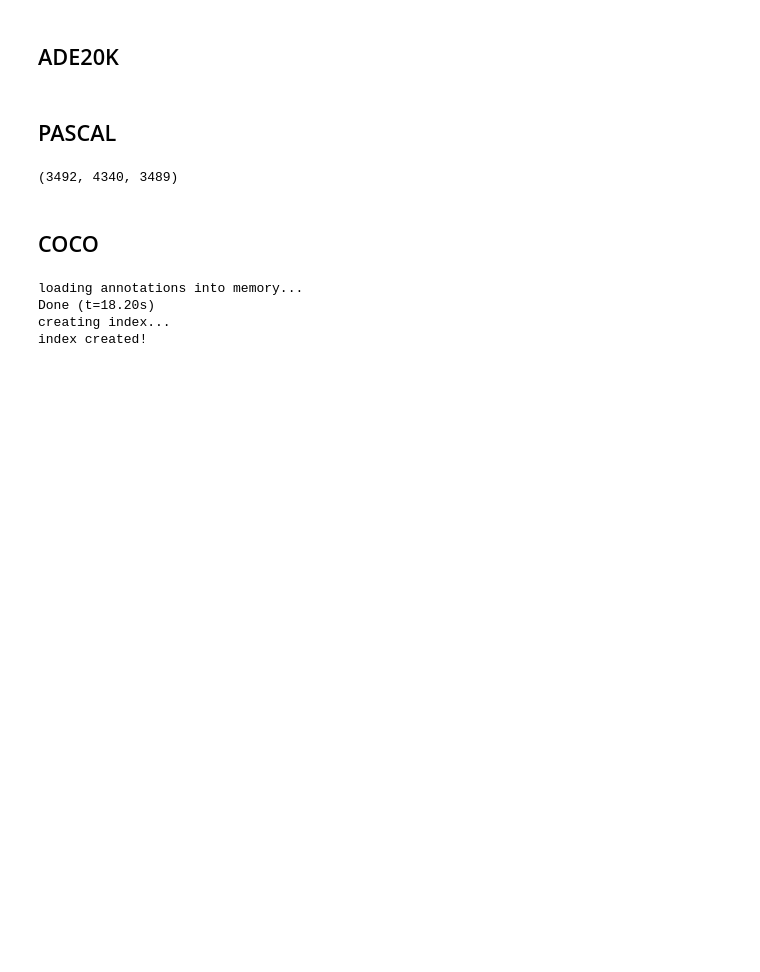
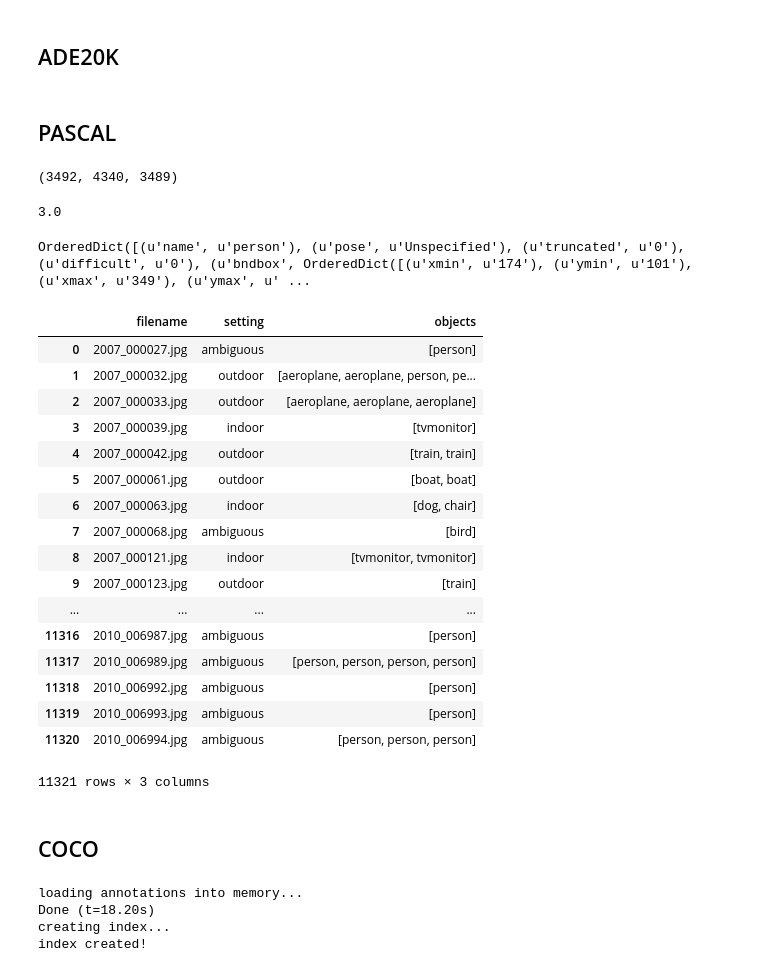
Before and after one commit to drschwenk/pqa_notebooks, a Jupyter notebook: question_samples.ipynb, the cells around one changed output. Drawn from its saved outputs; the diff is of its cells as text; code cells hidden in the pictures; blank space fills up the shorter version.

```diff
--- a/question_samples.ipynb
+++ b/question_samples.ipynb
@@ -189,3 +193,14 @@ print(indoor_count, outdoor_count, unsure_count)
+# %%
+np.percentile(obj_counts, 70)
+# %% [output]
+3.0
+# %%
+for anno_file in glob.glob('../pascal_context/pascal_voc/VOCdata/VOC2010/Annotations/*.xml')[:1]:
+    with open(anno_file) as fd:
+        doc = xmltodict.parse(fd.read())
+    print(doc['annotation']['object'])
+# %% [output]
+OrderedDict([(u'name', u'person'), (u'pose', u'Unspecified'), (u'truncated', u'0'), (u'difficult', u'0'), (u'bndbox', OrderedDict([(u'xmin', u'174'), (u'ymin', u'101'), (u'xmax', u'349'), (u'ymax', u' ...
 # %%
 pascal_df = pd.DataFrame(img_annos).T
 # pascal_df['filename'] =  pascal_df.index
@@ -193,6 +208,27 @@ pascal_df = pascal_df.reset_index()
 pascal_df.columns = ['filename', 'setting']
 # %%
 pascal_df['objects'] = pascal_df['filename'].apply(lambda x: object_per_image[x])
+# %%
+pascal_df
+# %% [output]
+|  | filename | setting | objects |
+| 0 | 2007_000027.jpg | ambiguous | [person] |
+| 1 | 2007_000032.jpg | outdoor | [aeroplane, aeroplane, person, pe... |
+| 2 | 2007_000033.jpg | outdoor | [aeroplane, aeroplane, aeroplane] |
+| 3 | 2007_000039.jpg | indoor | [tvmonitor] |
+| 4 | 2007_000042.jpg | outdoor | [train, train] |
+| 5 | 2007_000061.jpg | outdoor | [boat, boat] |
+| 6 | 2007_000063.jpg | indoor | [dog, chair] |
+| 7 | 2007_000068.jpg | ambiguous | [bird] |
+| 8 | 2007_000121.jpg | indoor | [tvmonitor, tvmonitor] |
+| 9 | 2007_000123.jpg | outdoor | [train] |
+| ... | ... | ... | ... |
+| 11316 | 2010_006987.jpg | ambiguous | [person] |
+| 11317 | 2010_006989.jpg | ambiguous | [person, person, person, person] |
+| 11318 | 2010_006992.jpg | ambiguous | [person] |
+| 11319 | 2010_006993.jpg | ambiguous | [person] |
+| 11320 | 2010_006994.jpg | ambiguous | [person, person, person] |
+11321 rows × 3 columns
 # %% [markdown]
 ## COCO
 # %%
```
Also changed, not shown: parts of 2 cells of this notebook, 2 other files.
